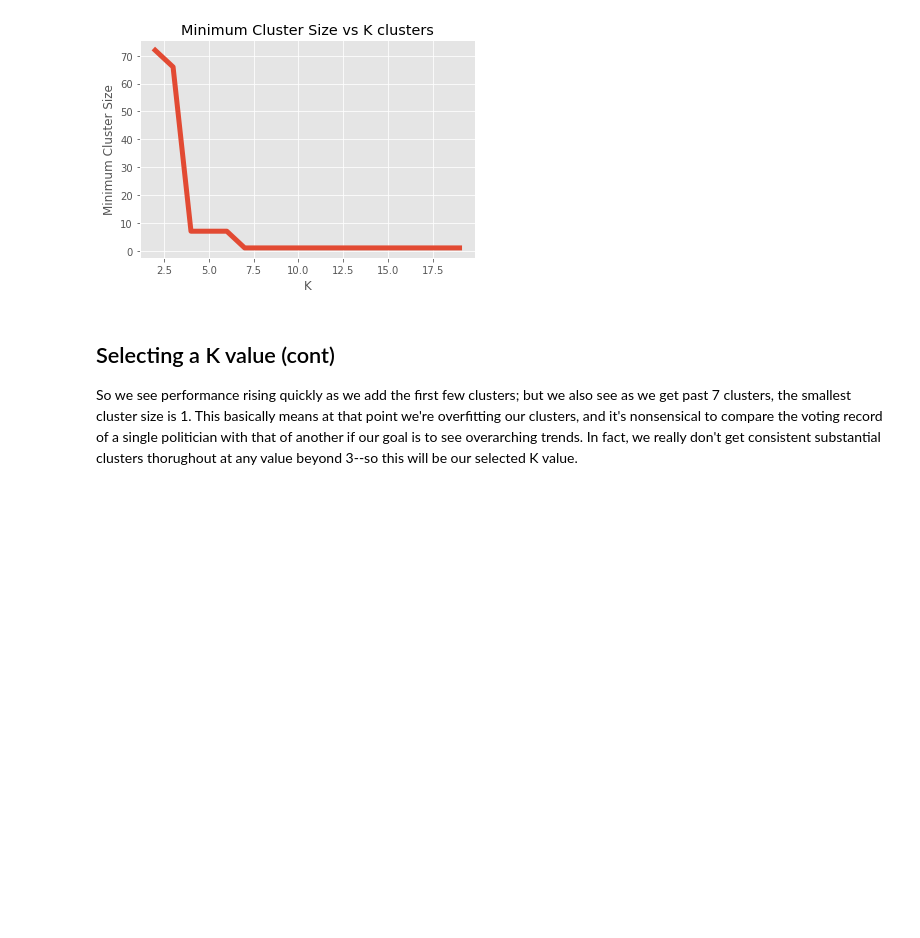
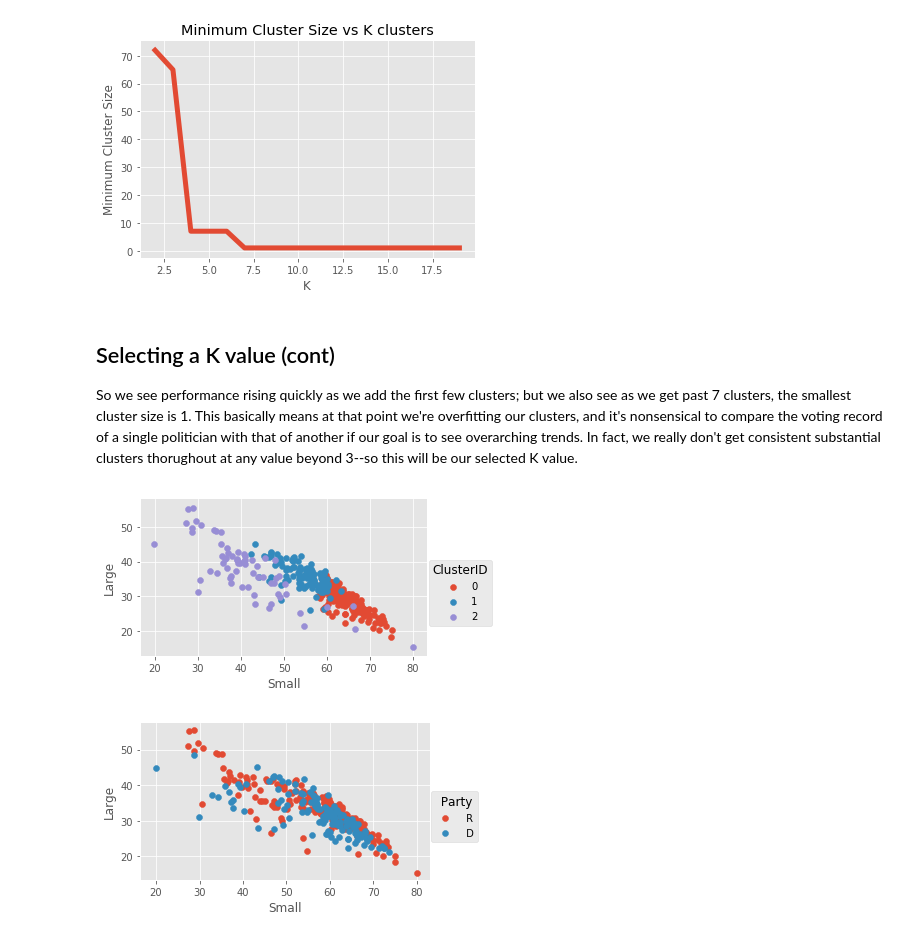
Before and after one commit to ztrzil/FDAC_Final_Project, a Jupyter notebook: Cluster Politicians.ipynb, the cells around one changed output. Drawn from its saved outputs; the diff is of its cells as text; code cells hidden in the pictures; blank space fills up the shorter version.

Commit message:
Finished plotting

```diff
--- a/Cluster Politicians.ipynb
+++ b/Cluster Politicians.ipynb
@@ -66,4 +68,4 @@ So we see performance rising quickly as we add the first few clusters; but we al
 # %%
 kmeans = KMeans(n_clusters=3)
 df['ClusterID'] = kmeans.fit_predict(df[df.columns[2:]])
-df = df[['CID', 'ClusterID']]
+df2 = df[['CID', 'ClusterID']]
@@ -71,0 +72,13 @@ d
+# %%
+clusts = [0,1,2]
+parts = ["R","D"]
+df["Small"] = df[" 0 to 580.49"] + df[" 580.49 to 1526.17"]
+df["Large"] = df[" 1526.17 to 4012.47"] + df[" over 10549.24"]
+fg = seaborn.FacetGrid(data=df, hue='ClusterID', hue_order=clusts, aspect=1.61)
+fg.map(plt.scatter, 'Small', 'Large').add_legend()
+fg = seaborn.FacetGrid(data=df, hue=' Party', aspect=1.61)
+fg.map(plt.scatter, 'Small', 'Large',).add_legend()
+plt.show()
+# %% [output]
+[figure, added]
+[figure, added]
```
Also changed, not shown: parts of 6 cells of this notebook, 1 other file.
